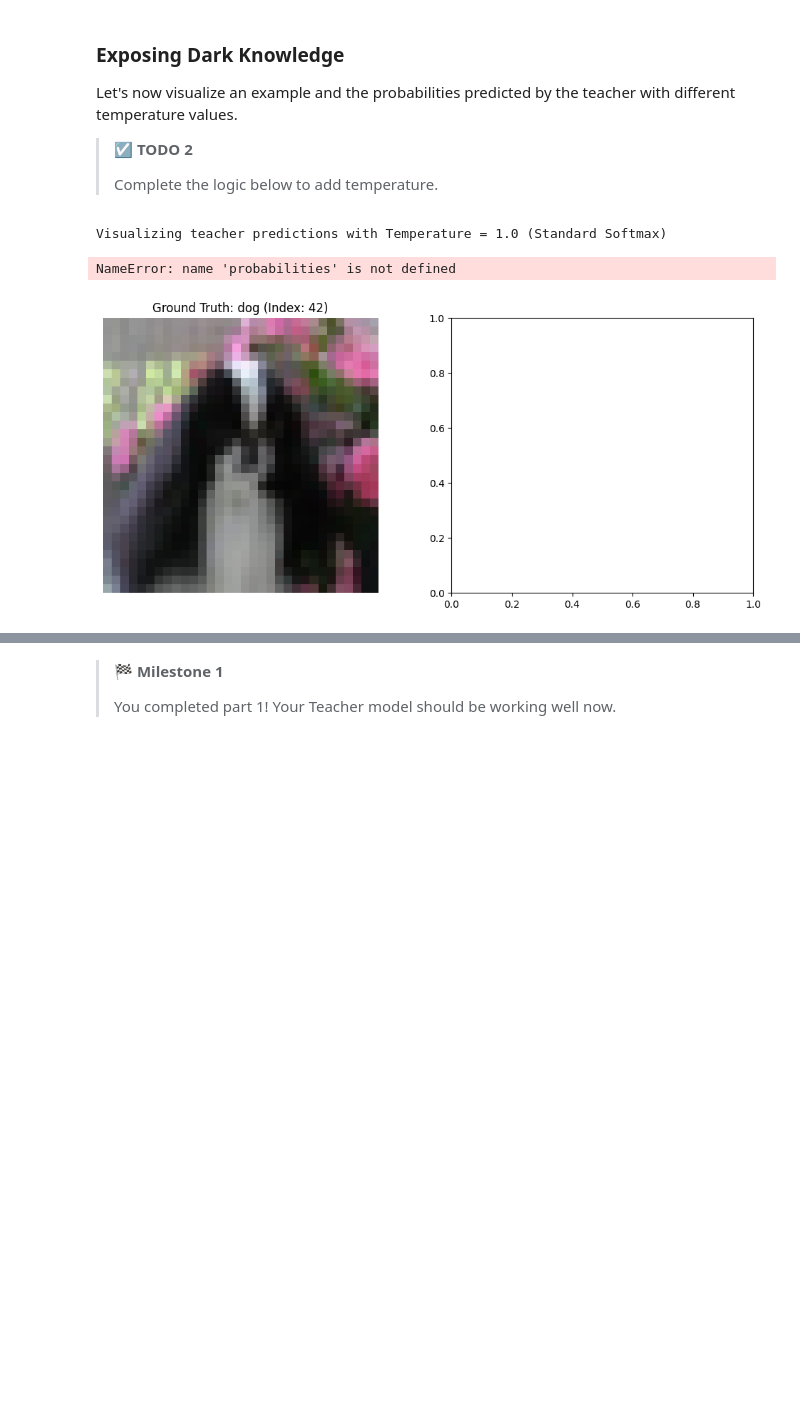
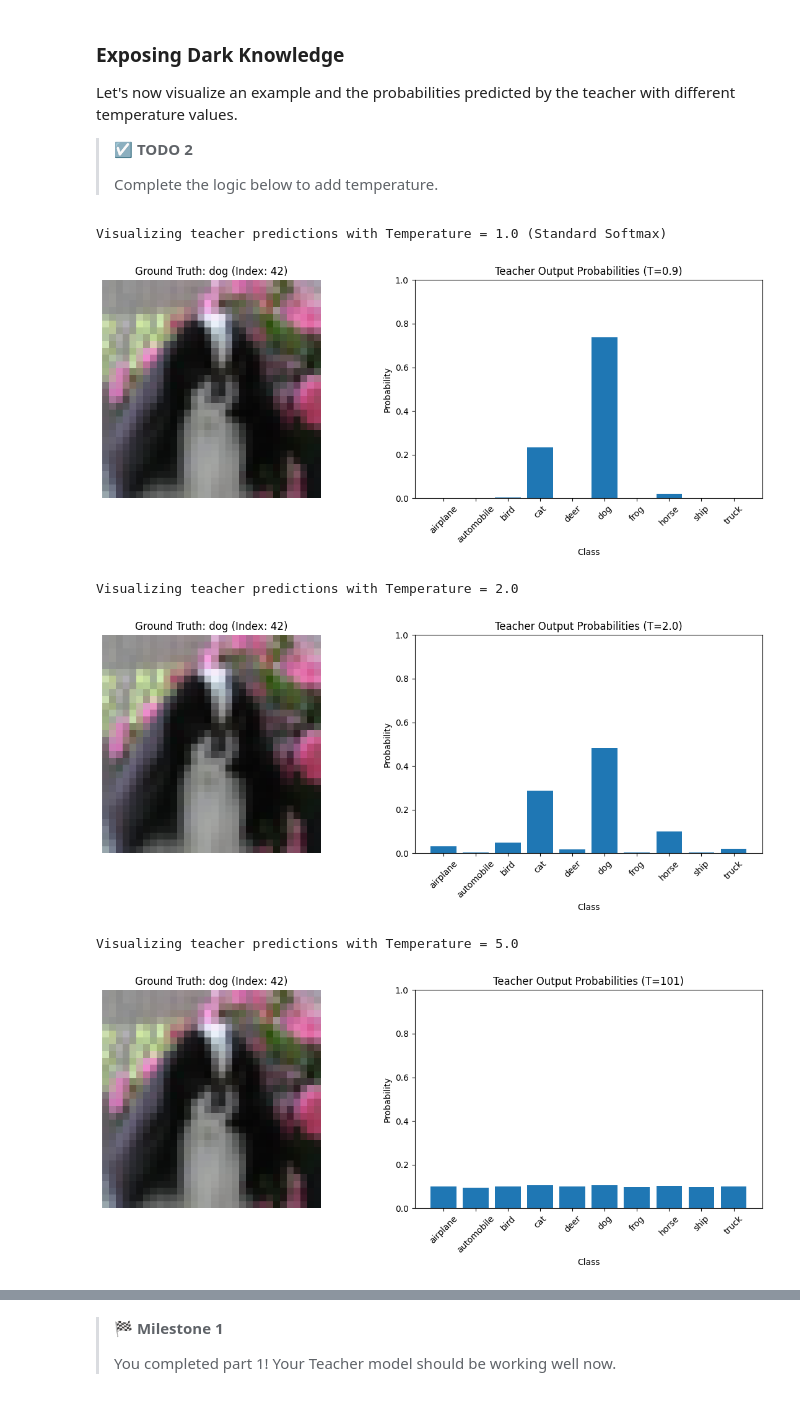
Before and after one commit to LenionK/Lenionk, a Jupyter notebook: notebooks/07-04-26-knowledge-distillation.ipynb, the cells around one changed output, grey strips where cells are left out. Saved outputs shown, nothing was run; the diff lists cells and outputs as text; code cells hidden in the pictures; blank space fills up the shorter version.

```diff
--- a/notebooks/07-04-26-knowledge-distillation.ipynb
+++ b/notebooks/07-04-26-knowledge-distillation.ipynb
@@ -588,12 +602,17 @@ def visualize_teacher_prediction(teacher_model, datamodule, classes, temperature
     input_image = image.unsqueeze(0)
 
     with torch.no_grad():
-        logits = teacher_model(input_image)
-        # TODO: apply temperature scaling and softmax
-        # define the "probabilities" variable
-        # <YOUR CODE HERE>
+      logits = teacher_model(input_image)
 
-        # </YOUR CODE HERE>
+      # TODO: apply temperature scaling and softmax
+      # define the "probabilities" variable
+      # <YOUR CODE HERE>
+
+      temperature = temperature
+      scaled_logits = logits / temperature
+      probabilities = torch.softmax(scaled_logits, dim=1)
+
+      # </YOUR CODE HERE>
 
     # Unnormalize image for display
     img_display = unnormalize(image.cpu())
@@ -601,37 +620,40 @@ def visualize_teacher_prediction(teacher_model, datamodule, classes, temperature
     # Plotting
     fig, (ax1, ax2) = plt.subplots(1, 2, figsize=(12, 5))
 
     # Image
     ax1.imshow(np.transpose(img_display.numpy(), (1, 2, 0)))
     ax1.set_title(f'Ground Truth: {classes[label]} (Index: {idx})')
     ax1.axis('off')
 
     # Probability distribution
     ax2.bar(classes, probabilities.squeeze().cpu().numpy())
     ax2.set_xlabel('Class')
     ax2.set_ylabel('Probability')
     ax2.set_title(f'Teacher Output Probabilities (T={temperature})')
     ax2.set_ylim(0, 1)
     ax2.tick_params(axis='x', rotation=45)
 
     plt.tight_layout()
     plt.show()
 
 # Call the function with different temperatures and a fixed index for comparison
 specific_index_to_plot = 42 # You can change this index to any valid number
 
 print("Visualizing teacher predictions with Temperature = 1.0 (Standard Softmax)")
-visualize_teacher_prediction(teacher_task.model, dm, classes, temperature=1.0, idx=specific_index_to_plot)
+visualize_teacher_prediction(teacher_task.model, dm, classes, temperature=0.9, idx=specific_index_to_plot)
 
 print("\nVisualizing teacher predictions with Temperature = 2.0")
 visualize_teacher_prediction(teacher_task.model, dm, classes, temperature=2.0, idx=specific_index_to_plot)
 
 print("\nVisualizing teacher predictions with Temperature = 5.0")
-visualize_teacher_prediction(teacher_task.model, dm, classes, temperature=5.0, idx=specific_index_to_plot)
+visualize_teacher_prediction(teacher_task.model, dm, classes, temperature=101, idx=specific_index_to_plot)
 # %% [output]
 Visualizing teacher predictions with Temperature = 1.0 (Standard Softmax)
+[figure, new version]
-NameError: name 'probabilities' is not defined
+Visualizing teacher predictions with Temperature = 2.0
-[figure, old version]
+[figure, added]
+Visualizing teacher predictions with Temperature = 5.0
+[figure, added]
 # %% [markdown]
 > 📝 **Reflection 2**
 >
```
Also changed, not shown: parts of 10 cells of this notebook.
